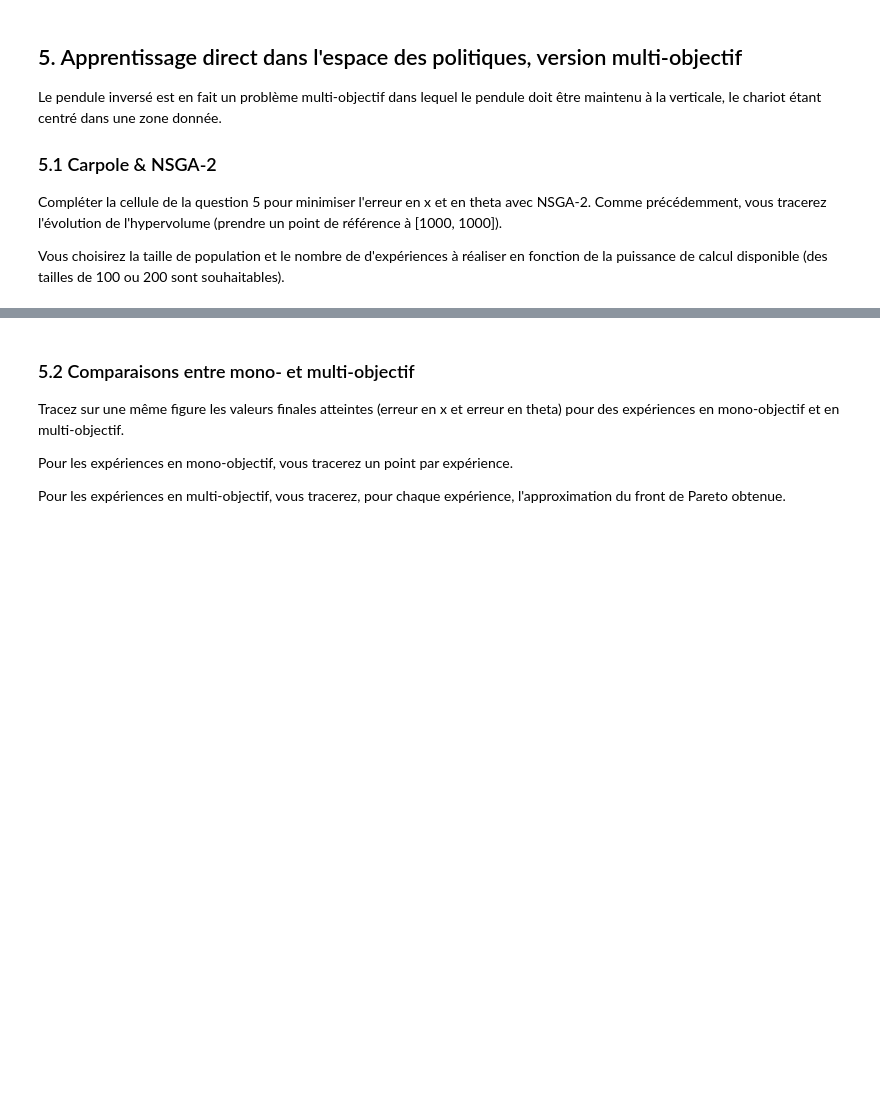
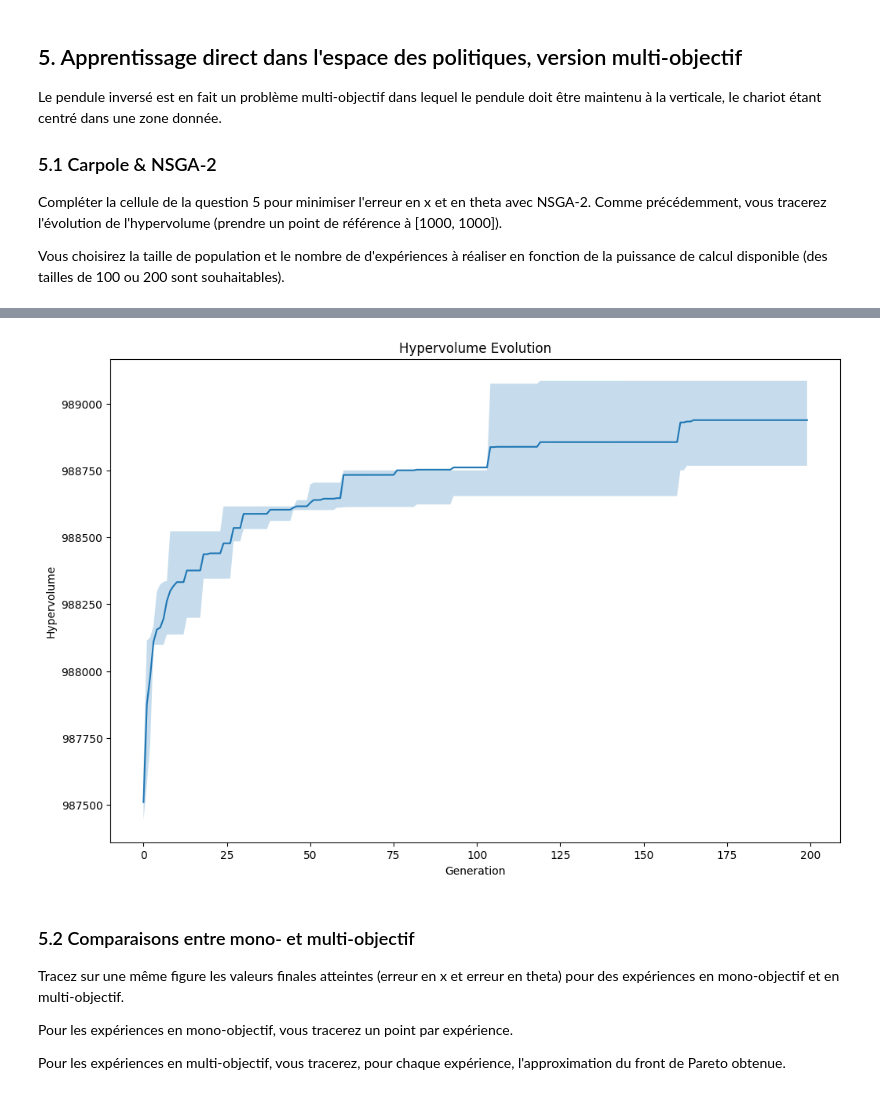
Before and after one commit to zhenyuefu/evolutionary-strategy, a Jupyter notebook: Enonce.ipynb, the cells around one changed output, grey strips where cells are left out. Saved outputs shown, nothing was run; the diff lists cells and outputs as text; code cells hidden in the pictures; blank space fills up the shorter version.

```diff
--- a/Enonce.ipynb
+++ b/Enonce.ipynb
@@ -453,3 +454,43 @@ Wall time: 166 ms
+# %%
+# <ANSWER>
+import os
+import pickle
+import numpy as np
+
+
+experiment_dir = "nsga2_cartpole"
+nb_runs = len(os.listdir(experiment_dir))
+n_gen = 200
+all_hypervolume = np.zeros((nb_runs, n_gen))
+i = 0
+for dir in os.listdir(experiment_dir):
+    # Load the hypervolume data
+    with open(
+        os.path.join(experiment_dir, dir, "logbook.pkl"), "rb"
+    ) as logbook_file:
+        logbook = pickle.load(logbook_file)
+    # Extract hypervolume data from the logbook
+    hypervolume_data = logbook.select("hypervolume")
+    all_hypervolume[i, :] = hypervolume_data
+    i += 1
+
+mean_hypervolume = np.mean(all_hypervolume, axis=0)
+q1_hypervolume = np.quantile(all_hypervolume, 0.25, axis=0)
+q3_hypervolume = np.quantile(all_hypervolume, 0.75, axis=0)
+
+
+# Plot the hypervolume evolution
+plt.figure(figsize=(12, 8))
+plt.plot(range(n_gen), mean_hypervolume, label="NSGA-II")
+plt.fill_between(
+    range(n_gen), q1_hypervolume, q3_hypervolume, alpha=0.25, linewidth=0
+)
+plt.xlabel("Generation")
+plt.ylabel("Hypervolume")
+plt.title("Hypervolume Evolution")
+plt.show()
+# %% [output]
+[figure, added]
 # %% [markdown]
 ### 5.2 Comparaisons entre mono- et multi-objectif
 
```
Also changed, not shown: parts of 8 cells of this notebook, 1 other file.
